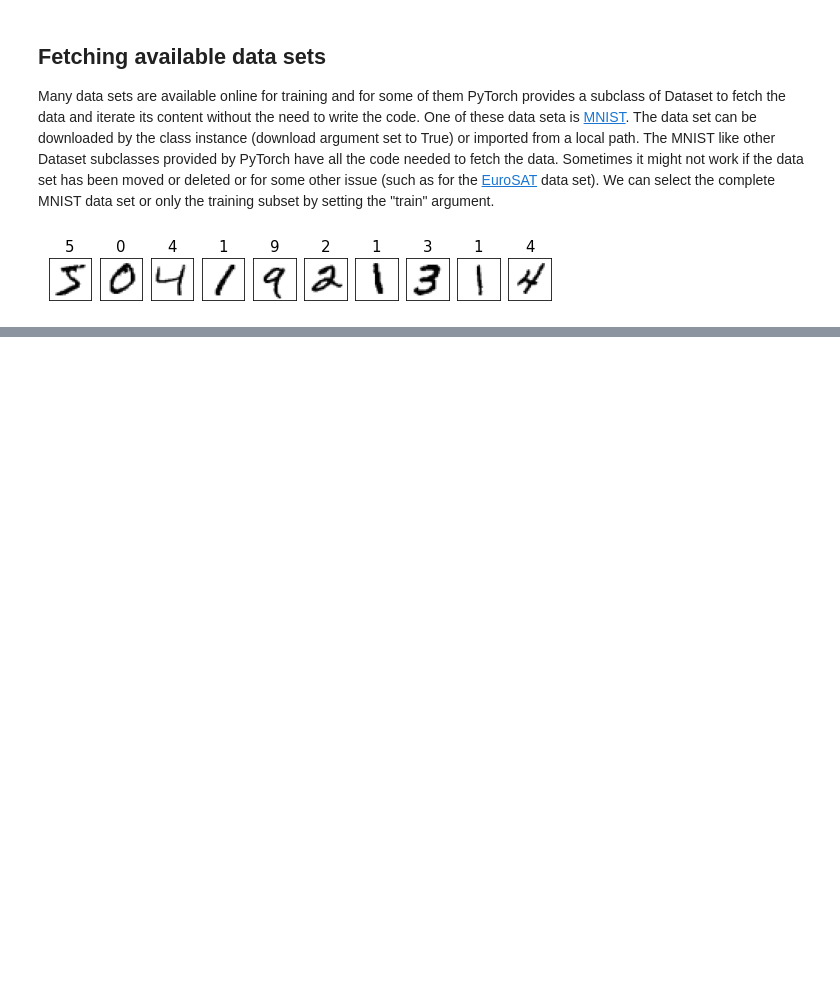
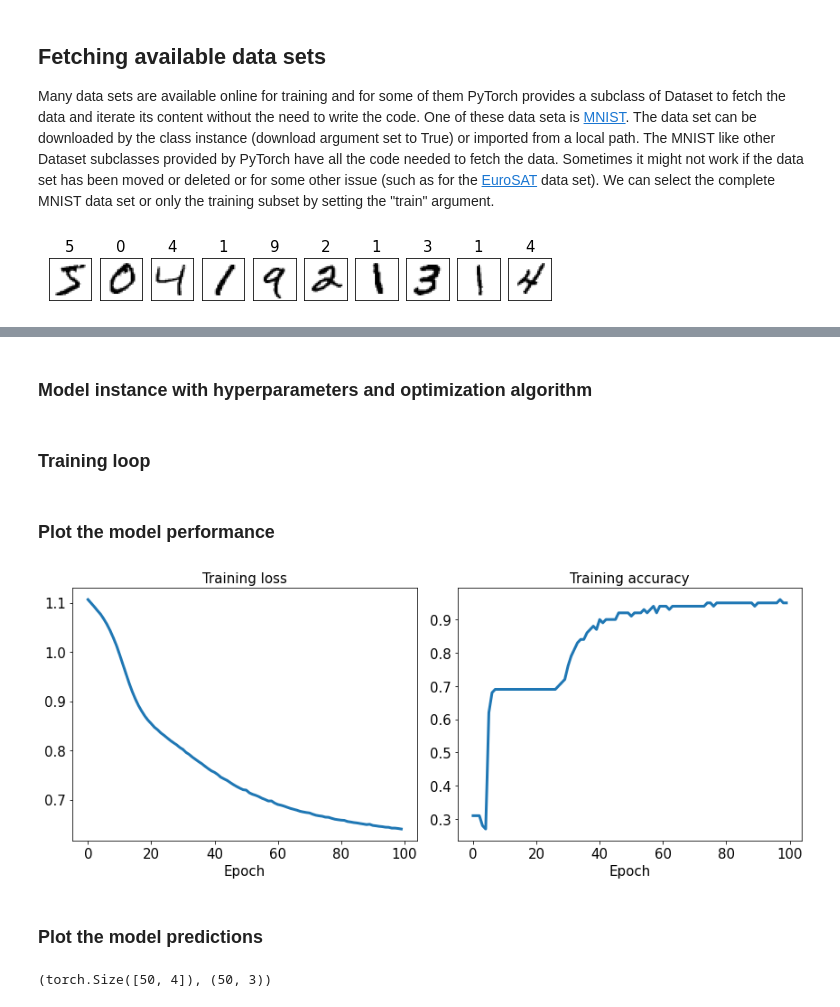
Before and after one commit to luigiselmi/dlwpt_nb, a Jupyter notebook: pml3/pytorch.ipynb, the cells around one changed output, grey strips where cells are left out. Drawn from its saved outputs; the diff is of its cells as text; code cells hidden in the pictures; blank space fills up the shorter version.

```diff
--- a/pml3/pytorch.ipynb
+++ b/pml3/pytorch.ipynb
@@ -198,0 +244,62 @@ plt.show()
+# %% [markdown]
+### Model instance with hyperparameters and optimization algorithm
+# %%
+input_size = X_train_norm.shape[1]
+hidden_size = 16
+output_size = 3
+
+model = Model(input_size, hidden_size, output_size)
+
+learning_rate = 0.001
+loss_fn = nn.CrossEntropyLoss()
+optimizer = torch.optim.Adam(model.parameters(), lr=learning_rate)
+# %% [markdown]
+### Training loop
+# %%
+num_epochs = 100
+loss_hist = [0] * num_epochs
+accuracy_hist = [0] * num_epochs
+
+for epoch in range(num_epochs):
+
+    for x_batch, y_batch in train_dl:
+        pred = model(x_batch)
+        loss = loss_fn(pred, y_batch.long())
+        loss.backward()
+        optimizer.step()
+        optimizer.zero_grad()
+
+        loss_hist[epoch] += loss.item()*y_batch.size(0)
+        is_correct = (torch.argmax(pred, dim=1) == y_batch).float()
+        accuracy_hist[epoch] += is_correct.sum()
+
+    loss_hist[epoch] /= len(train_dl.dataset)
+    accuracy_hist[epoch] /= len(train_dl.dataset)
+# %% [markdown]
+### Plot the model performance
+# %%
+fig = plt.figure(figsize=(12, 5))
+ax = fig.add_subplot(1, 2, 1)
+ax.plot(loss_hist, lw=3)
+ax.set_title('Training loss', size=15)
+ax.set_xlabel('Epoch', size=15)
+ax.tick_params(axis='both', which='major', labelsize=15)
+
+ax = fig.add_subplot(1, 2, 2)
+ax.plot(accuracy_hist, lw=3)
+ax.set_title('Training accuracy', size=15)
+ax.set_xlabel('Epoch', size=15)
+ax.tick_params(axis='both', which='major', labelsize=15)
+plt.tight_layout()
+plt.show()
+# %% [output]
+[figure, added]
+# %% [markdown]
+### Plot the model predictions
+# %%
+X_test_norm = (X_test - np.mean(X_train)) / np.std(X_train)
+X_test_norm = torch.from_numpy(X_test_norm).float()
+y_pred = model(X_test_norm).detach().numpy()
+X_test_norm.shape, y_pred.shape
+# %% [output]
+(torch.Size([50, 4]), (50, 3))
```
Also changed, not shown: parts of 9 cells of this notebook.
